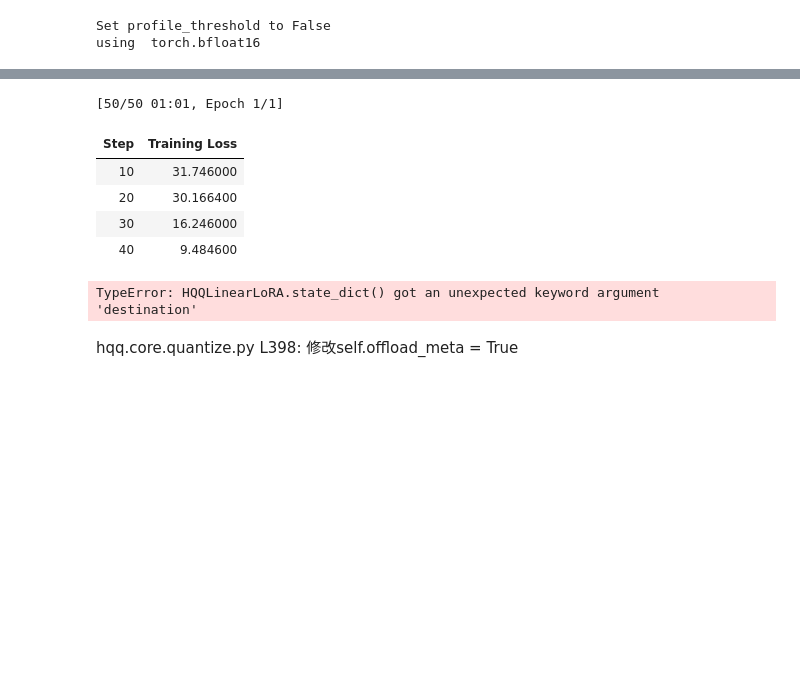
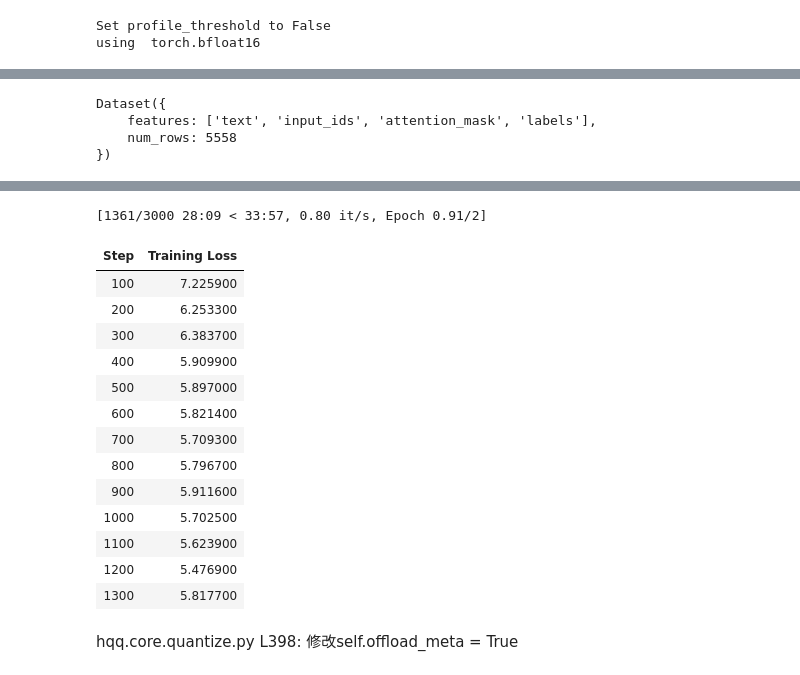
Before and after one commit to zju-stu-lizheng/On-the-Fly_MoE, a Jupyter notebook: quantize/test.ipynb, the cells around one changed output, grey strips where cells are left out. Drawn from its saved outputs; the diff is of its cells as text; code cells hidden in the pictures; blank space fills up the shorter version.

Commit message:
[quantize][train] update

```diff
--- a/quantize/test.ipynb
+++ b/quantize/test.ipynb
@@ -117,5 +93,5 @@ for i in range(32):
 # %%
-from datasets import load_dataset
+from datasets import load_dataset, Dataset, concatenate_datasets
 import functools
 
 def preprocess_data(batch, tokenizer):
@@ -126,20 +102,31 @@ def preprocess_data(batch, tokenizer):
 
 
 openmath = load_dataset("/home/lz/web-math/",data_files="/home/lz/web-math/openmath1.json")
+c4 = load_dataset(c4_path)
+# newdataset = openmath['train'] + c4['validation']
+# print(openmath['train'], c4['validation'])
+openmath_test = openmath['train']['text']
+c4_test = c4['validation']['text']
+# 如果数据是列表或字典形式，可以直接合并
+combined_test = openmath_test + c4_test
+
+# 如果需要将合并后的数据转换为 Hugging Face Dataset 对象
+combined_dataset = Dataset.from_dict({"text": combined_test})
+
 # openmath['train'][0]
 test_num = 0.1
 seed = 42
 
-openmath_train = openmath['train'].train_test_split(test_size=test_num, seed=seed)
+openmath_train = combined_dataset.train_test_split(test_size=test_num, seed=seed)
 train_data = openmath_train['train']
 test_data = openmath_train['test']
 
-fineweb_train_data = train_data.map(
+new_train_data = train_data.map(
     functools.partial(
     preprocess_data,
     tokenizer=tokenizer
 ), batched=True)
-fineweb_test_data = test_data.map(
+new_test_data = test_data.map(
     functools.partial(
     preprocess_data,
     tokenizer=tokenizer
@@ -150,3 +137,11 @@ Repo card metadata block was not found. Setting CardData to empty.
+# %%
+new_train_data.shuffle(seed)
+new_test_data.shuffle(seed)
+# %% [output]
+Dataset({
+    features: ['text', 'input_ids', 'attention_mask', 'labels'],
+    num_rows: 5558
+})
 # %%
 from transformers import AutoTokenizer, BitsAndBytesConfig, AdamW
 from transformers import (
@@ -156,12 +151,13 @@ from transformers import (
 )
 
 model_save_path='./saved/training/'
-learning_rate = 0.01
+learning_rate = 0.005
 micro_batch_size=2
-epochs=1
-save_steps = 10000
+epochs=2
+### don't save the model
+save_steps = 1000000
 save_total_limit = 2
-sample_num = len(fineweb_train_data)
+sample_num = len(new_train_data)
 optimizer=AdamW(filter(lambda p : p.requires_grad, llm.parameters()),lr=learning_rate)
 linear_scheduler = torch.optim.lr_scheduler.CosineAnnealingLR(optimizer, T_max=(sample_num*epochs) // micro_batch_size)
 args = TrainingArguments(
@@ -177,7 +173,7 @@ args = TrainingArguments(
     gradient_accumulation_steps=1,
     gradient_checkpointing=False,   ### 先设置成False
     group_by_length=False,
-    logging_steps=10,
+    logging_steps=100,
     eval_steps=100,
     save_strategy="steps",
     save_only_model=True,
@@ -188,8 +184,8 @@ args = TrainingArguments(
 
 trainer = Trainer(
     model=llm,
-    train_dataset=fineweb_train_data.select(range(100)),
-    eval_dataset=fineweb_test_data,
+    train_dataset=new_train_data.select(range(3000)),
+    eval_dataset=new_test_data.select(range(300)),
     args=args,
     optimizers=(optimizer, linear_scheduler),
     data_collator=DataCollatorForSeq2Seq(
@@ -204,8 +200,16 @@ trainer.train()
-[50/50 01:01, Epoch 1/1]
+[1361/3000 28:09 < 33:57, 0.80 it/s, Epoch 0.91/2]
 | Step | Training Loss |
-| 10 | 31.746000 |
-| 20 | 30.166400 |
-| 30 | 16.246000 |
-| 40 | 9.484600 |
+| 100 | 7.225900 |
+| 200 | 6.253300 |
+| 300 | 6.383700 |
+| 400 | 5.909900 |
+| 500 | 5.897000 |
+| 600 | 5.821400 |
+| 700 | 5.709300 |
+| 800 | 5.796700 |
+| 900 | 5.911600 |
+| 1000 | 5.702500 |
+| 1100 | 5.623900 |
+| 1200 | 5.476900 |
+| 1300 | 5.817700 |
-TypeError: HQQLinearLoRA.state_dict() got an unexpected keyword argument 'destination'
 # %%
```
Also changed, not shown: parts of 8 cells of this notebook, 1 other file.
